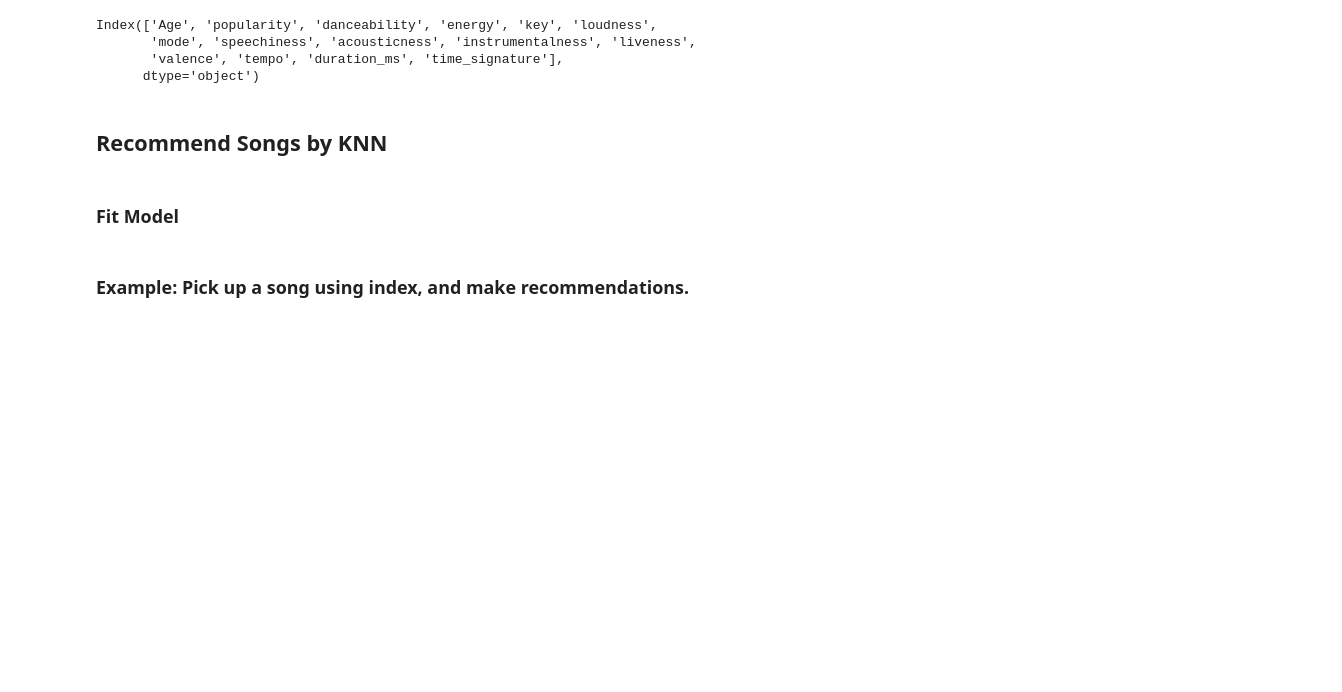
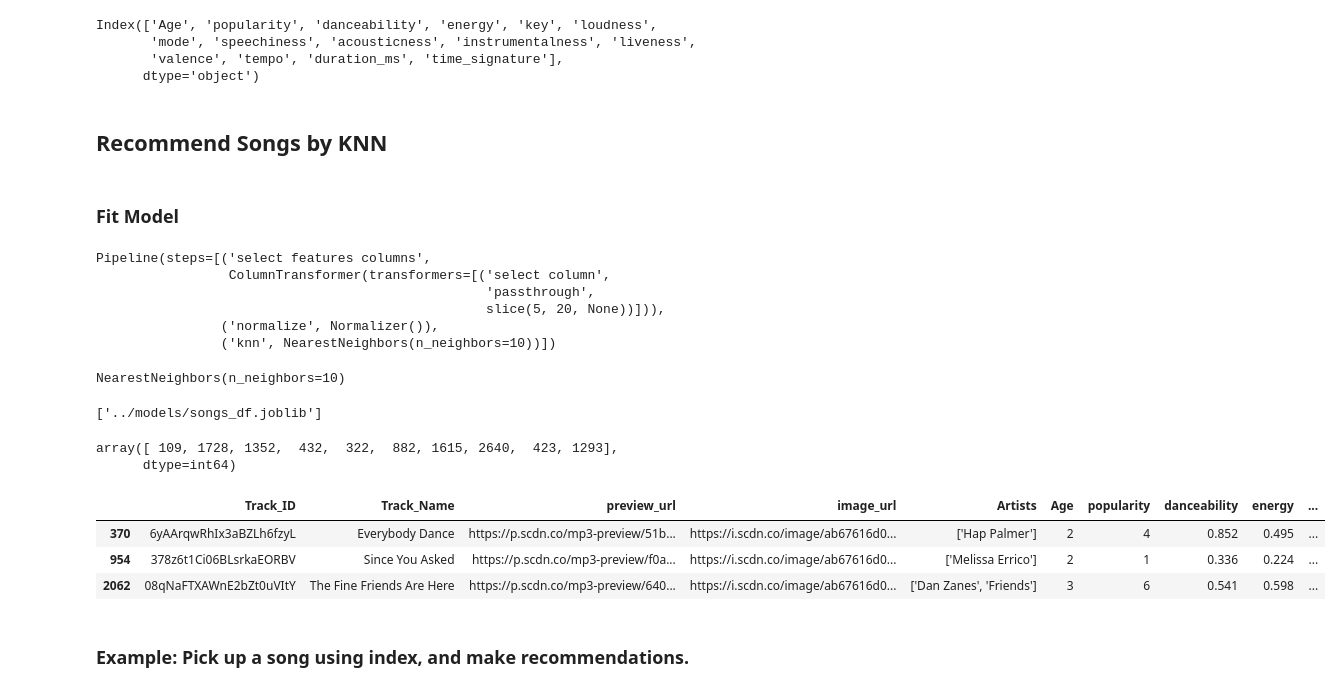
Before and after one commit to ncchen55414/ChildrenSongRecommendation, a Jupyter notebook: notebooks/3_Song_Recommendation.ipynb, the cells around one changed output. Drawn from its saved outputs; the diff is of its cells as text; code cells hidden in the pictures; blank space fills up the shorter version.

```diff
--- a/notebooks/3_Song_Recommendation.ipynb
+++ b/notebooks/3_Song_Recommendation.ipynb
@@ -58,11 +57,20 @@ from sklearn.preprocessing import Normalizer
 
 from sklearn.neighbors import NearestNeighbors
 
-pipe = Pipeline([
-    ('select features columns', ColumnTransformer([('select column','passthrough',slice(3,18))])),
-    ('normalize', Normalizer())
-
+model = Pipeline([
+    ('select features columns', ColumnTransformer([('select column','passthrough',slice(5,20))])),
+    ('normalize', Normalizer()),
+    ('knn', NearestNeighbors(n_neighbors=10))
 ])
 # %%
 df = df.dropna().drop_duplicates()
-features = pipe.fit_transform(df)
+df = df.reset_index(drop=True)
+
+model.fit(df)
+# %% [output]
+Pipeline(steps=[('select features columns',
+                 ColumnTransformer(transformers=[('select column',
+                                                  'passthrough',
+                                                  slice(5, 20, None))])),
+                ('normalize', Normalizer()),
+                ('knn', NearestNeighbors(n_neighbors=10))])
@@ -71,2 +77,26 @@ nn = NearestNeighbors(n_neighbors=10).fit(features)
+# %%
+model[2]
+# %% [output]
+NearestNeighbors(n_neighbors=10)
+# %%
+from joblib import dump, load
+dump(model[2], '../models/knn.joblib')   # dump knn model
+dump(df, '../models/songs_df.joblib')
+# %% [output]
+['../models/songs_df.joblib']
+# %%
+distance, indices = model[2].kneighbors()
+# %%
+indices[0]
+# %% [output]
+array([ 109, 1728, 1352,  432,  322,  882, 1615, 2640,  423, 1293],
+      dtype=int64)
+# %%
+df.iloc[indices[1]][0:3]
+# %% [output]
+|  | Track_ID | Track_Name | preview_url | image_url | Artists | Age | popularity | danceability | energy | ... |
+| 370 | 6yAArqwRhIx3aBZLh6fzyL | Everybody Dance | https://p.scdn.co/mp3-preview/51b... | https://i.scdn.co/image/ab67616d0... | ['Hap Palmer'] | 2 | 4 | 0.852 | 0.495 | ... |
+| 954 | 378z6t1Ci06BLsrkaEORBV | Since You Asked | https://p.scdn.co/mp3-preview/f0a... | https://i.scdn.co/image/ab67616d0... | ['Melissa Errico'] | 2 | 1 | 0.336 | 0.224 | ... |
+| 2062 | 08qNaFTXAWnE2bZt0uVItY | The Fine Friends Are Here | https://p.scdn.co/mp3-preview/640... | https://i.scdn.co/image/ab67616d0... | ['Dan Zanes', 'Friends'] | 3 | 6 | 0.541 | 0.598 | ... |
 # %% [markdown]
 ### Example: Pick up a song using index, and make recommendations.
```
Also changed, not shown: parts of 11 cells of this notebook, 5 other files.
